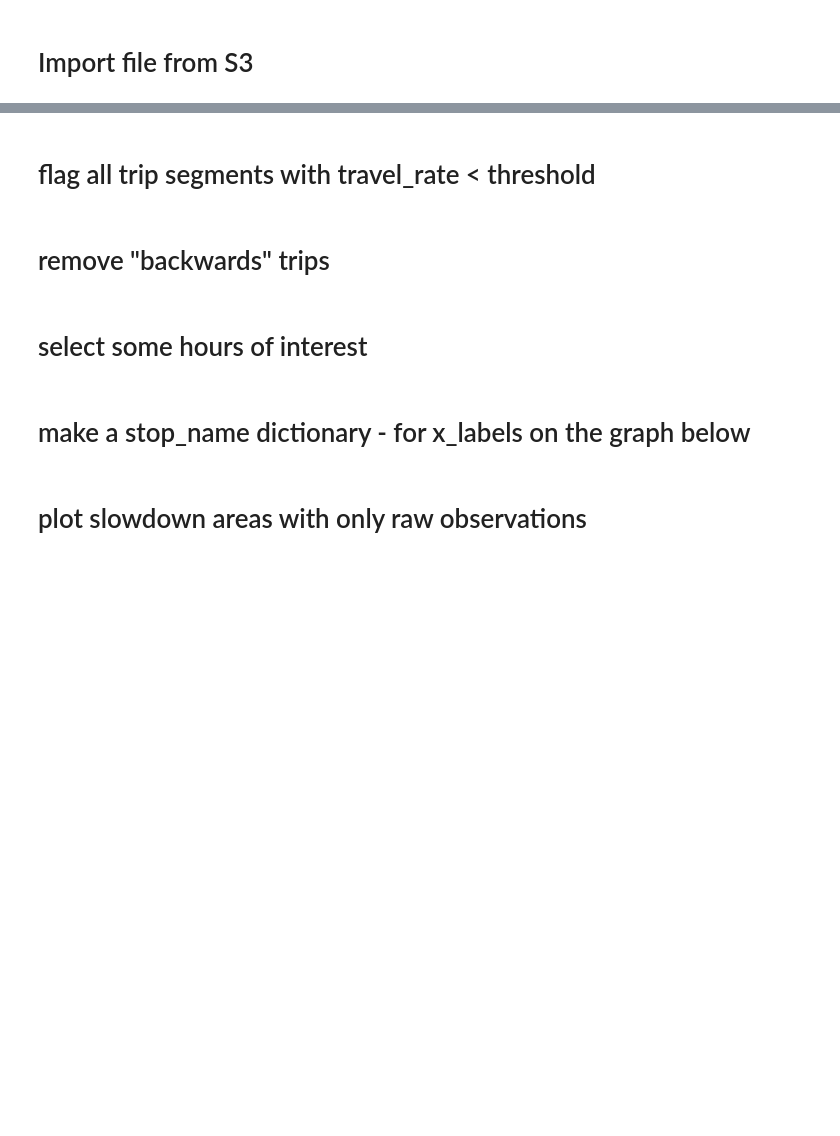
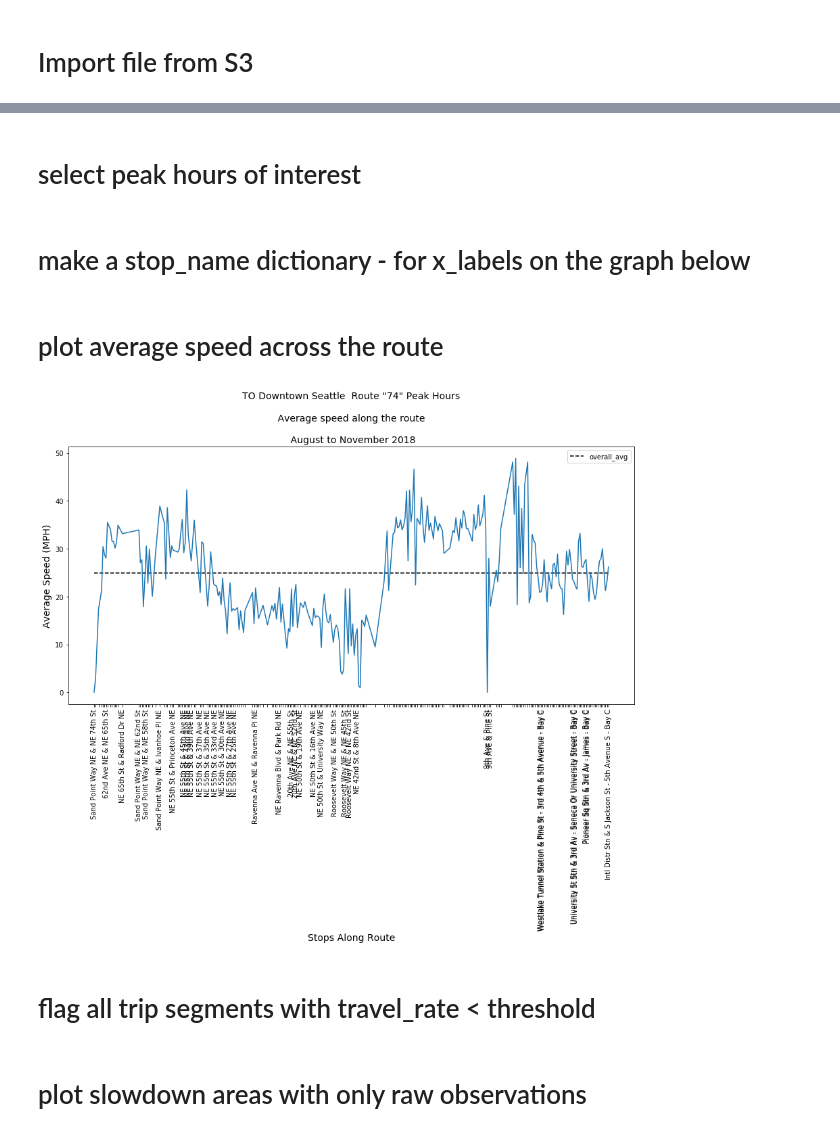
Before and after one commit to 350Seattle-Transportation-Team/gtfs-realtime, a Jupyter notebook: route_shape_process/03_calc_route_slowzone.ipynb, the cells around one changed output, grey strips where cells are left out. Cells and saved outputs as stored; diff of their text form; code cells hidden in the pictures; blank space fills up the shorter version.

```diff
--- a/route_shape_process/03_calc_route_slowzone.ipynb
+++ b/route_shape_process/03_calc_route_slowzone.ipynb
@@ -52,3 +82,49 @@ unpacked_positions_full = pd.read_csv(io.BytesIO(s3_object['Body'].read()))
+# %%
+unpacked_positions_clean = unpacked_positions_full\
+            [(unpacked_positions_full['distance_btw_veh_and_shape']<=100)&
+            (unpacked_positions_full['shape_dist_diff']>=0)&
+            (unpacked_positions_full['travel_rate_mph']>=0)&
+            (unpacked_positions_full['travel_rate_mph']<80)].copy()
+# %% [markdown]
+# select peak hours of interest
+# %%
+#Metro “Peak” hours: 6 – 9 a.m. and 3 – 7 p.m
+hours_of_interest = [6,7,8,9,15, 16, 17, 18, 19]
+unpacked_positions_clean_hours = unpacked_positions_clean\
+                                        [unpacked_positions_clean['hour'].isin(hours_of_interest)]
+# %% [markdown]
+# make a stop_name dictionary - for x_labels on the graph below
+# %%
+stop_name_to_sequence_dict = dict(zip(unpacked_positions_clean_hours.shape_pt_sequence.tolist(),
+                        ["" if str(x) == "nan" else x for x in unpacked_positions_clean_hours.stop_name.tolist()]))
+# %% [markdown]
+# plot average speed across the route
+# %%
+pivot_avg = unpacked_positions_clean_hours.pivot_table(values='travel_rate_mph',
+                                      index='month_day_trip_veh',
+                                      columns='shape_pt_sequence')\
+                                        .mean(axis=0)
+
+overall_avg = pivot_avg.mean()
+x_labels = [stop_name_to_sequence_dict[x_seq] if x_seq in stop_name_to_sequence_dict.keys() else "" for x_seq in x]
+fig, ax = plt.subplots(figsize=(15,7))
+x = pivot_avg.index
+y_avg = pivot_avg.values
+
+#ax.set_xticklabels(x_labels)
+plt.xticks(x, x_labels, rotation='vertical')
+ax.plot(x, y_avg)
+ax.hlines(overall_avg, xmin=min(x), xmax=max(x), label='overall_avg', linestyles='dashed')
+ax.set_ylabel("Average Speed (MPH)", fontsize=14)
+ax.set_xlabel("Stops Along Route", fontsize=14)
+title_str = ("""TO {} Route \"{}\" Peak Hours
+                \n Average speed along the route
+                \n August to November 2018""".format(trip_headsign,
+                                                    route_of_interest, hours_of_interest))
+ax.legend()
+_ = ax.set_title(title_str, fontsize=14)
+# %% [output]
+[figure, added]
 # %% [markdown]
 # flag all trip segments with travel_rate < threshold
 # %%
@@ -58,2 +135,0 @@ unpacked_positions_flag['trouble_flag'] = unpacked_positions_flag.apply(lambda x
-# %% [markdown]
-# remove "backwards" trips
@@ -62,2 +135,0 @@ unpacked_positions_flag = unpacked_positions_flag[unpacked_positions_flag['shape
-# %% [markdown]
-# select some hours of interest
@@ -67,2 +135,0 @@ unpacked_positions_flag_hour = unpacked_positions_flag[unpacked_positions_flag['
-# %% [markdown]
-# make a stop_name dictionary - for x_labels on the graph below
```
Also changed, not shown: parts of 18 cells of this notebook, 2 other files.
